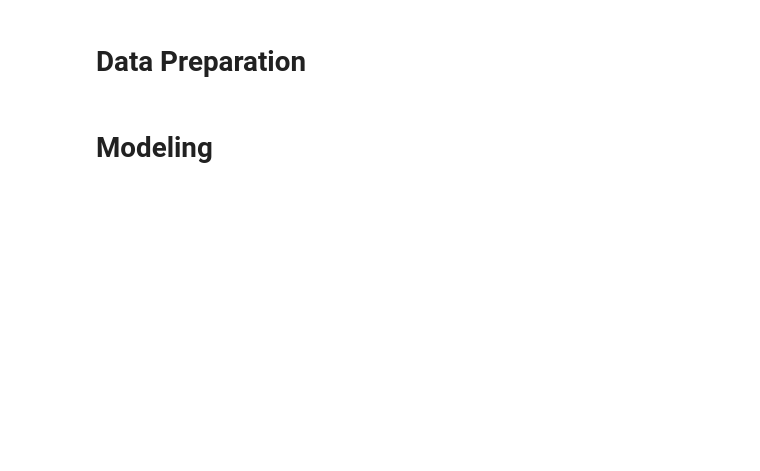
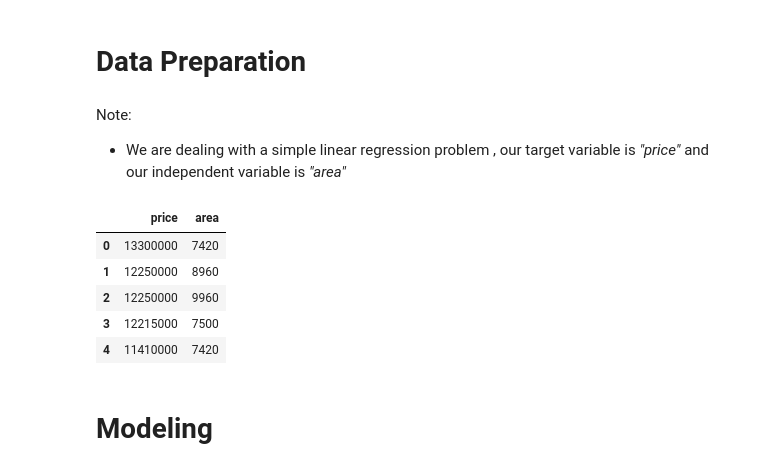
Before and after one commit to JosephRidge/ML-101-Series, a Jupyter notebook: LinearRegression/simple_linear.ipynb, the cells around one changed output. Drawn from its saved outputs; the diff is of its cells as text; code cells hidden in the pictures; blank space fills up the shorter version.

```diff
--- a/LinearRegression/simple_linear.ipynb
+++ b/LinearRegression/simple_linear.ipynb
@@ -98,5 +114,18 @@ See https://pandas.pydata.org/docs/user_guide/migration-3-strings.html#string-mi
 # %% [markdown]
 # **Data Preparation**
+# %% [markdown]
+Note:
+- We are dealing with a simple linear regression problem , our target variable is *"price"* and our independent variable is *"area"*
+# %%
+df_2 = df [["price","area"]] # picking the features we need since we are focusing on a simple linear regression
+df_2.head()
+# %% [output]
+|  | price | area |
+| 0 | 13300000 | 7420 |
+| 1 | 12250000 | 8960 |
+| 2 | 12250000 | 9960 |
+| 3 | 12215000 | 7500 |
+| 4 | 11410000 | 7420 |
 # %% [markdown]
 # **Modeling**
 # %%
```
Also changed, not shown: parts of 6 cells of this notebook, 1 other file.
